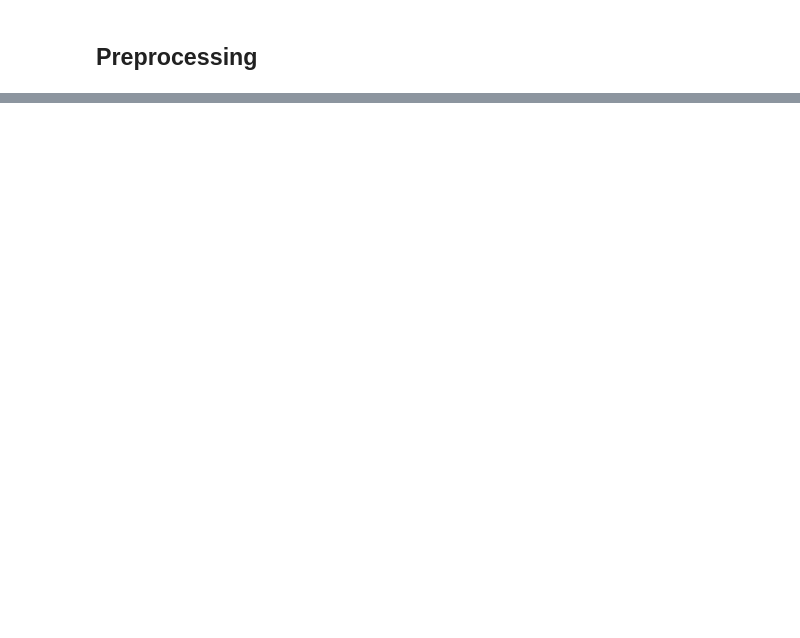
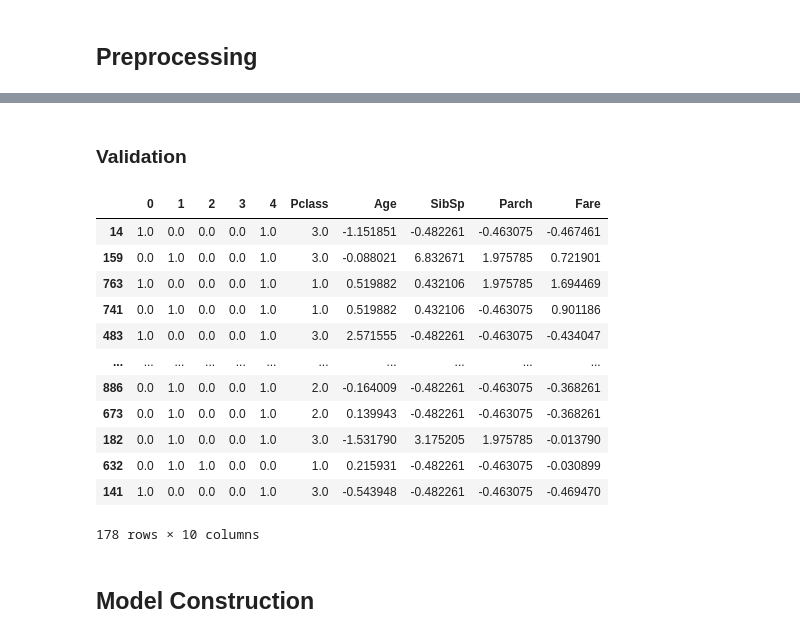
Before and after one commit to zhihil/data-science-notebooks, a Jupyter notebook: titanic/note-1.ipynb, the cells around one changed output, grey strips where cells are left out. Cells and saved outputs as stored; diff of their text form; code cells hidden in the pictures; blank space fills up the shorter version.

```diff
--- a/titanic/note-1.ipynb
+++ b/titanic/note-1.ipynb
@@ -424,8 +407,8 @@ missing_cols
 # %%
 # Determine the number of missing entries
 for cname in missing_cols:
-    total = len(X[cname])
-    missing = X[cname].isnull().sum()
+    total = len(train_data[cname])
+    missing = train_data[cname].isnull().sum()
     perc = missing / total
     print(f"{cname}: {missing} / {total} = {perc:3f}")
 # %% [output]
@@ -446,0 +576,44 @@ Based on the above results, we should drop the "Cabin" column, as 77% of the val
+# %% [markdown]
+### Validation
+# %%
+# Preprocessing the validation data
+# 1 - Separating numerical and categorical columns
+X_valid_object = X_valid[object_cols]
+X_valid_num = X_valid[numerical_cols]
+
+# 2 - Categorical columns must all be onehot encoded.
+oh_valid = pd.DataFrame(ohe.transform(X_valid_object))
+oh_valid.index = X_valid_object.index
+
+# 3 - Impute the Age
+X_valid_num_imputed = pd.DataFrame(impute_age.transform(X_valid_num))
+
+X_valid_num_imputed.index = X_valid_num.index
+X_valid_num_imputed.columns = X_valid_num.columns
+
+# 4 - Normalize the data
+X_valid_norm = X_valid_num_imputed.copy()
+for cname in ['Age', 'SibSp', 'Parch', 'Fare']:
+    cur = X_train_num_imputed[cname]                        # Normalization should be fitted to the training data...
+    valid_cur = X_valid_num_imputed[cname]                  # ...then applied onto the validation data
+    X_valid_norm[cname] = (valid_cur - cur.mean()) / cur.std()
+
+# 5 - Assembling the data
+X_valid_final = pd.concat([oh_valid, X_valid_norm], axis=1)
+X_valid_final
+# %% [output]
+|  | 0 | 1 | 2 | 3 | 4 | Pclass | Age | SibSp | Parch | Fare |
+| 14 | 1.0 | 0.0 | 0.0 | 0.0 | 1.0 | 3.0 | -1.151851 | -0.482261 | -0.463075 | -0.467461 |
+| 159 | 0.0 | 1.0 | 0.0 | 0.0 | 1.0 | 3.0 | -0.088021 | 6.832671 | 1.975785 | 0.721901 |
+| 763 | 1.0 | 0.0 | 0.0 | 0.0 | 1.0 | 1.0 | 0.519882 | 0.432106 | 1.975785 | 1.694469 |
+| 741 | 0.0 | 1.0 | 0.0 | 0.0 | 1.0 | 1.0 | 0.519882 | 0.432106 | -0.463075 | 0.901186 |
+| 483 | 1.0 | 0.0 | 0.0 | 0.0 | 1.0 | 3.0 | 2.571555 | -0.482261 | -0.463075 | -0.434047 |
+| ... | ... | ... | ... | ... | ... | ... | ... | ... | ... | ... |
+| 886 | 0.0 | 1.0 | 0.0 | 0.0 | 1.0 | 2.0 | -0.164009 | -0.482261 | -0.463075 | -0.368261 |
+| 673 | 0.0 | 1.0 | 0.0 | 0.0 | 1.0 | 2.0 | 0.139943 | -0.482261 | -0.463075 | -0.368261 |
+| 182 | 0.0 | 1.0 | 0.0 | 0.0 | 1.0 | 3.0 | -1.531790 | 3.175205 | 1.975785 | -0.013790 |
+| 632 | 0.0 | 1.0 | 1.0 | 0.0 | 0.0 | 1.0 | 0.215931 | -0.482261 | -0.463075 | -0.030899 |
+| 141 | 1.0 | 0.0 | 0.0 | 0.0 | 1.0 | 3.0 | -0.543948 | -0.482261 | -0.463075 | -0.469470 |
+178 rows × 10 columns
+# %% [markdown]
+## Model Construction
```
Also changed, not shown: parts of 24 cells of this notebook.
